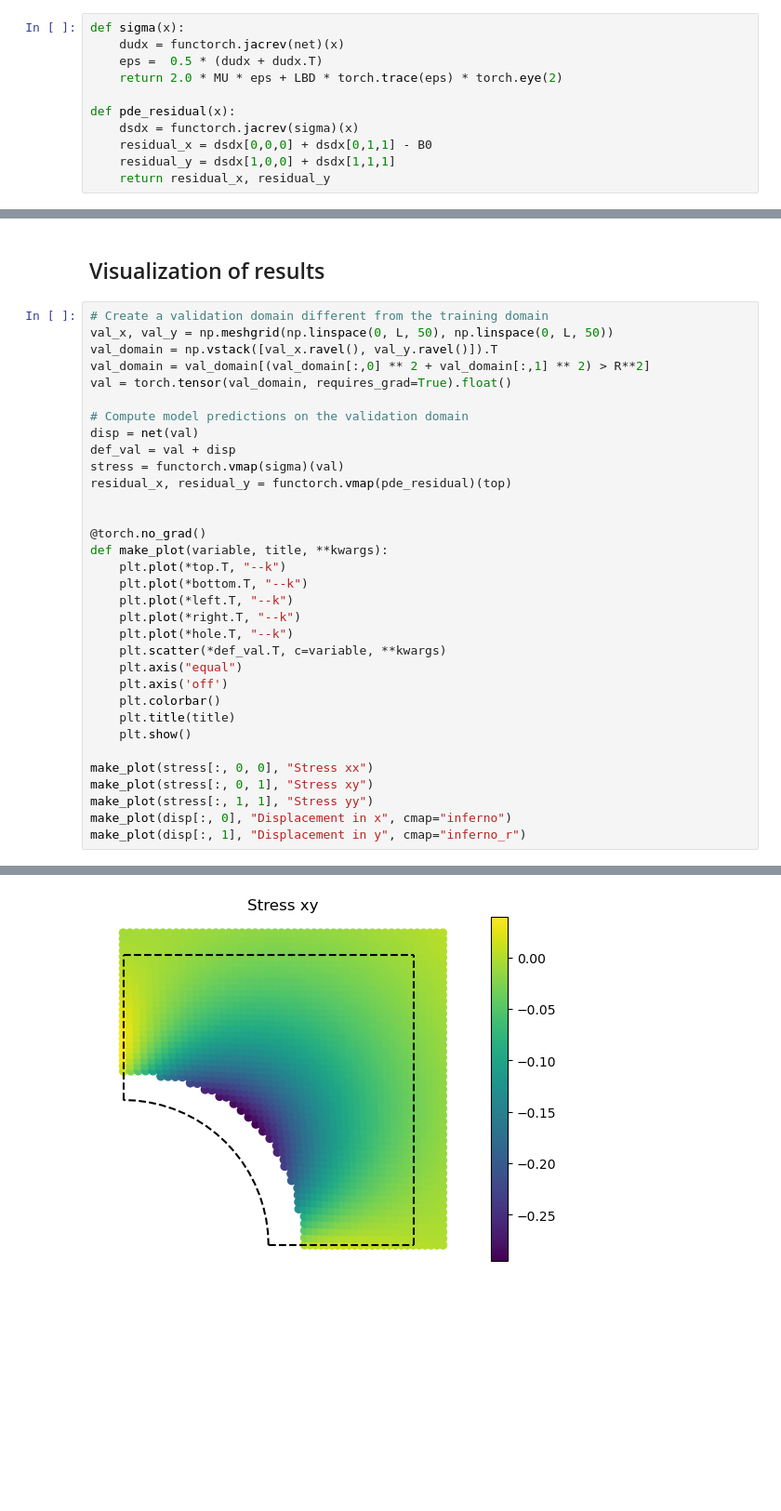
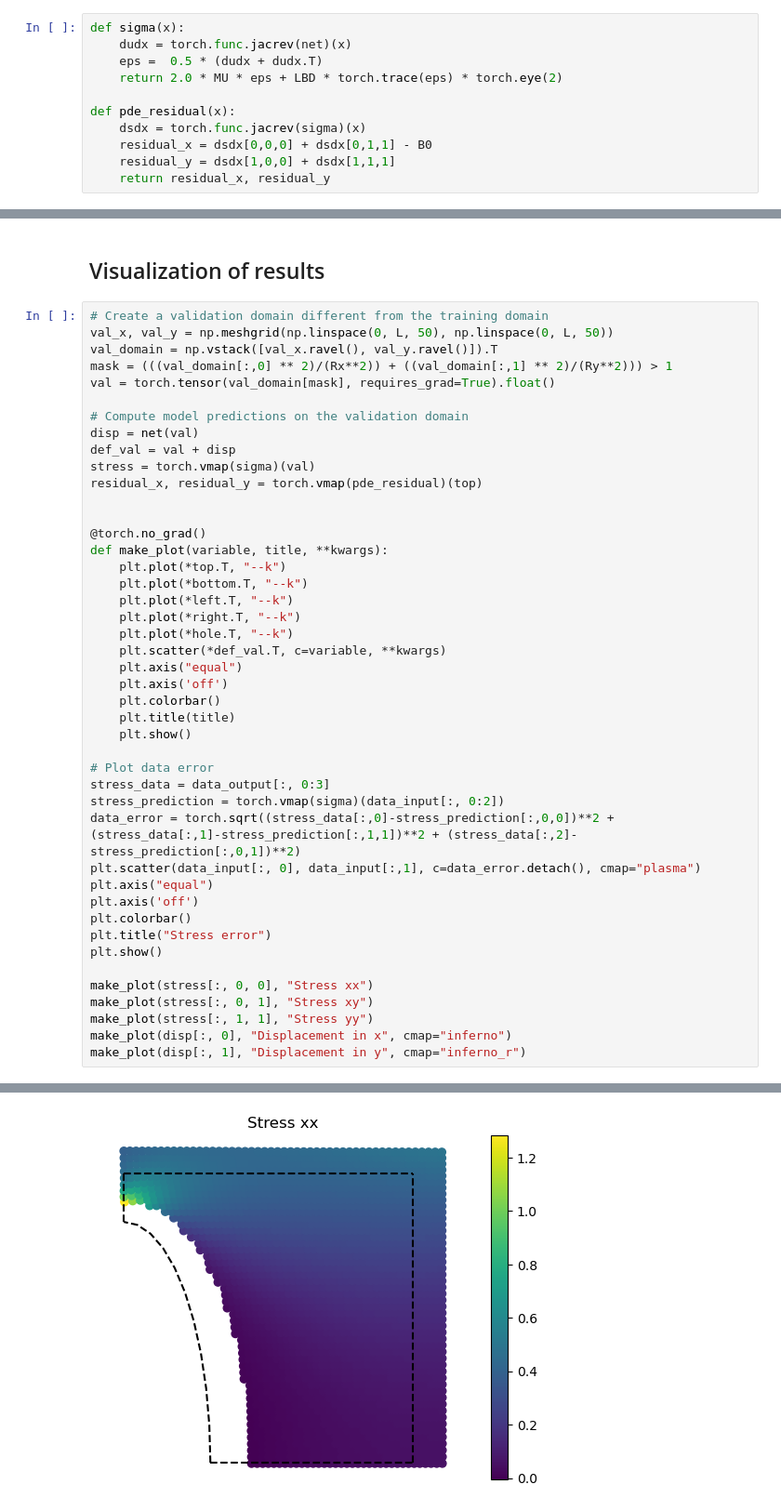
Before and after one commit to sebatomon/PINNs_for_simple_shape_optimization, a Jupyter notebook: torch.ipynb, the cells around one changed output, grey strips where cells are left out. Shown at 93% size. Drawn from its saved outputs; the diff is of its cells as text; blank space fills up the shorter version.

```diff
--- a/torch.ipynb
+++ b/torch.ipynb
@@ -96,12 +103,12 @@ and strain
 $$ \varepsilon_{ij} = \frac{1}{2} \left( \frac{\partial u_i}{\partial x_j} +  \frac{\partial u_j}{\partial x_i}\right).$$
 # %%
 def sigma(x):
-    dudx = functorch.jacrev(net)(x)
+    dudx = torch.func.jacrev(net)(x)
     eps =  0.5 * (dudx + dudx.T)
     return 2.0 * MU * eps + LBD * torch.trace(eps) * torch.eye(2)
 
 def pde_residual(x):
-    dsdx = functorch.jacrev(sigma)(x)
+    dsdx = torch.func.jacrev(sigma)(x)
     residual_x = dsdx[0,0,0] + dsdx[0,1,1] - B0
     residual_y = dsdx[1,0,0] + dsdx[1,1,1]
     return residual_x, residual_y
@@ -210,14 +224,14 @@ Epoch: 9500
 # Create a validation domain different from the training domain
 val_x, val_y = np.meshgrid(np.linspace(0, L, 50), np.linspace(0, L, 50))
 val_domain = np.vstack([val_x.ravel(), val_y.ravel()]).T
-val_domain = val_domain[(val_domain[:,0] ** 2 + val_domain[:,1] ** 2) > R**2]
-val = torch.tensor(val_domain, requires_grad=True).float()
+mask = (((val_domain[:,0] ** 2)/(Rx**2)) + ((val_domain[:,1] ** 2)/(Ry**2))) > 1
+val = torch.tensor(val_domain[mask], requires_grad=True).float()
 
 # Compute model predictions on the validation domain
 disp = net(val)
 def_val = val + disp
-stress = functorch.vmap(sigma)(val)
-residual_x, residual_y = functorch.vmap(pde_residual)(top)
+stress = torch.vmap(sigma)(val)
+residual_x, residual_y = torch.vmap(pde_residual)(top)
 
 
 @torch.no_grad()
@@ -234,6 +248,17 @@ def make_plot(variable, title, **kwargs):
     plt.title(title)
     plt.show()
 
+# Plot data error
+stress_data = data_output[:, 0:3]
+stress_prediction = torch.vmap(sigma)(data_input[:, 0:2])
+data_error = torch.sqrt((stress_data[:,0]-stress_prediction[:,0,0])**2 + (stress_data[:,1]-stress_prediction[:,1,1])**2 + (stress_data[:,2]-stress_prediction[:,0,1])**2)
+plt.scatter(data_input[:, 0], data_input[:,1], c=data_error.detach(), cmap="plasma")
+plt.axis("equal")
+plt.axis('off')
+plt.colorbar()
+plt.title("Stress error")
+plt.show()
+
 make_plot(stress[:, 0, 0], "Stress xx")
 make_plot(stress[:, 0, 1], "Stress xy")
 make_plot(stress[:, 1, 1], "Stress yy")
@@ -244 +269 @@ make_plot(disp[:, 1], "Displacement in y", cmap="inferno_r")
-[figure, old version]
+[figure, new version]
```
Also changed, not shown: parts of 6 cells of this notebook.
